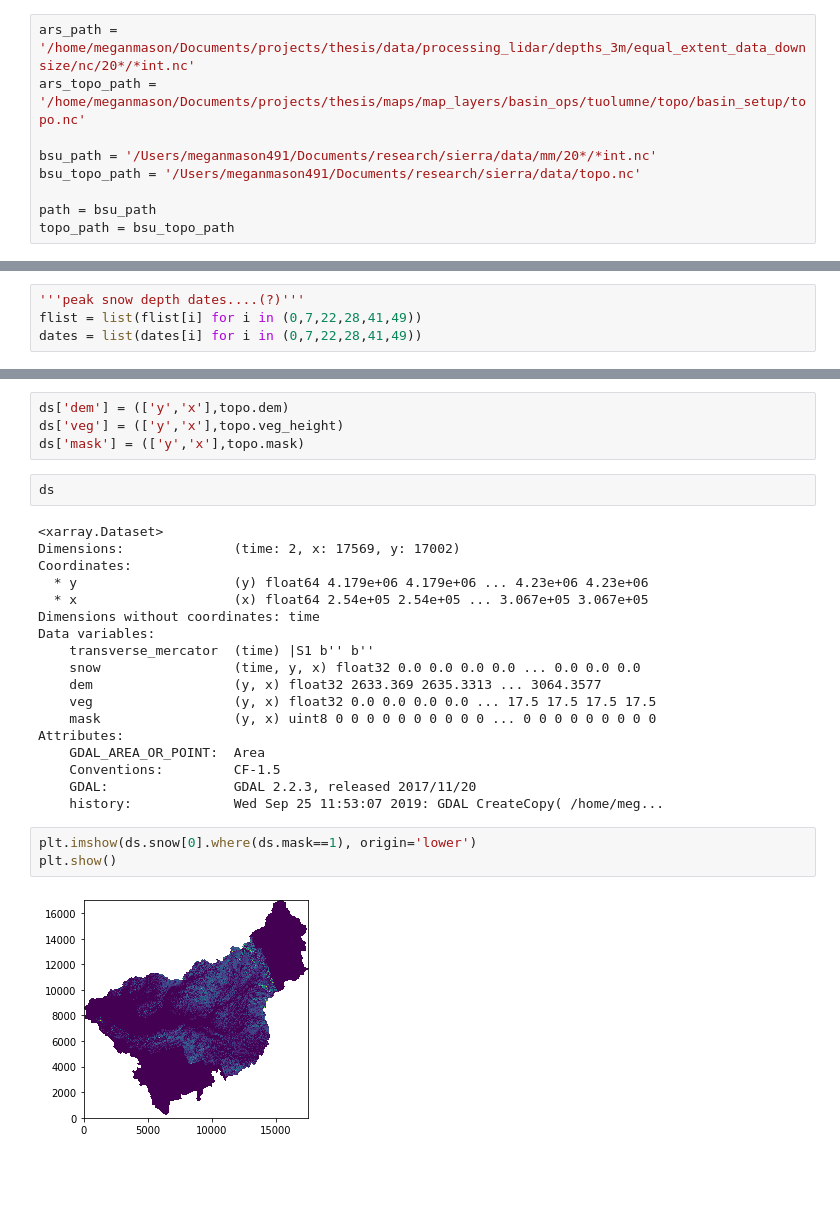
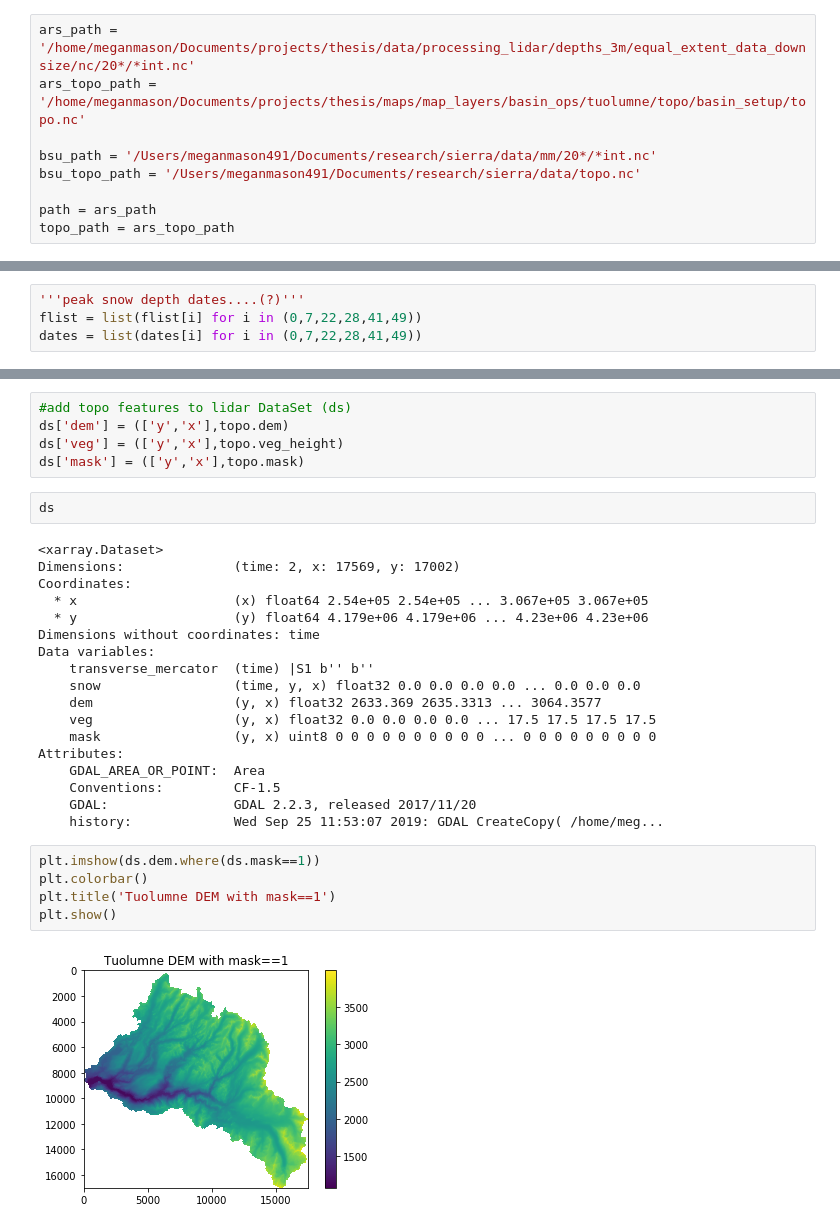
Before and after one commit to meganmason/jlabs, a Jupyter notebook: xarray/tests.ipynb, the cells around one changed output, grey strips where cells are left out. Drawn from its saved outputs; the diff is of its cells as text; blank space fills up the shorter version.

```diff
--- a/xarray/tests.ipynb
+++ b/xarray/tests.ipynb
@@ -15,8 +15,8 @@ ars_topo_path = '/home/meganmason/Documents/projects/thesis/maps/map_layers/basi
 bsu_path = '/Users/meganmason491/Documents/research/sierra/data/mm/20*/*int.nc'
 bsu_topo_path = '/Users/meganmason491/Documents/research/sierra/data/topo.nc'
 
-path = bsu_path
-topo_path = bsu_topo_path
+path = ars_path
+topo_path = ars_topo_path
 # %%
 #filepath list, lidar
 flist = sorted(glob.glob(path))
@@ -111,6 +124,7 @@ Attributes:
     institution:         USDA Agricultural Research Service, Northwest Waters...
     generation_command:  /usr/local/bin/basin_setup -f corrected_tuolumne_sub...
 # %%
+#add topo features to lidar DataSet (ds)
 ds['dem'] = (['y','x'],topo.dem)
 ds['veg'] = (['y','x'],topo.veg_height)
 ds['mask'] = (['y','x'],topo.mask)
@@ -120,8 +134,8 @@ ds
 <xarray.Dataset>
 Dimensions:              (time: 2, x: 17569, y: 17002)
 Coordinates:
+  * x                    (x) float64 2.54e+05 2.54e+05 ... 3.067e+05 3.067e+05
   * y                    (y) float64 4.179e+06 4.179e+06 ... 4.23e+06 4.23e+06
-  * x                    (x) float64 2.54e+05 2.54e+05 ... 3.067e+05 3.067e+05
 Dimensions without coordinates: time
 Data variables:
     transverse_mercator  (time) |S1 b'' b''
@@ -135,7 +149,9 @@ Attributes:
     GDAL:                GDAL 2.2.3, released 2017/11/20
     history:             Wed Sep 25 11:53:07 2019: GDAL CreateCopy( /home/meg...
 # %%
-plt.imshow(ds.snow[0].where(ds.mask==1), origin='lower')
+plt.imshow(ds.dem.where(ds.mask==1))
+plt.colorbar()
+plt.title('Tuolumne DEM with mask==1')
 plt.show()
 # %% [output]
-[figure, old version]
+[figure, new version]
```
Also changed, not shown: parts of 13 cells of this notebook, 3 other files.
